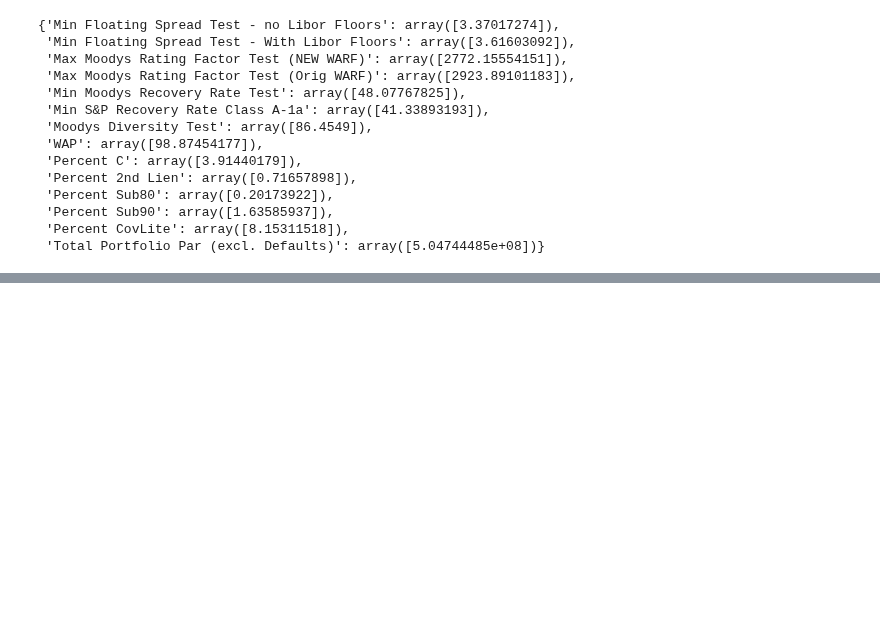
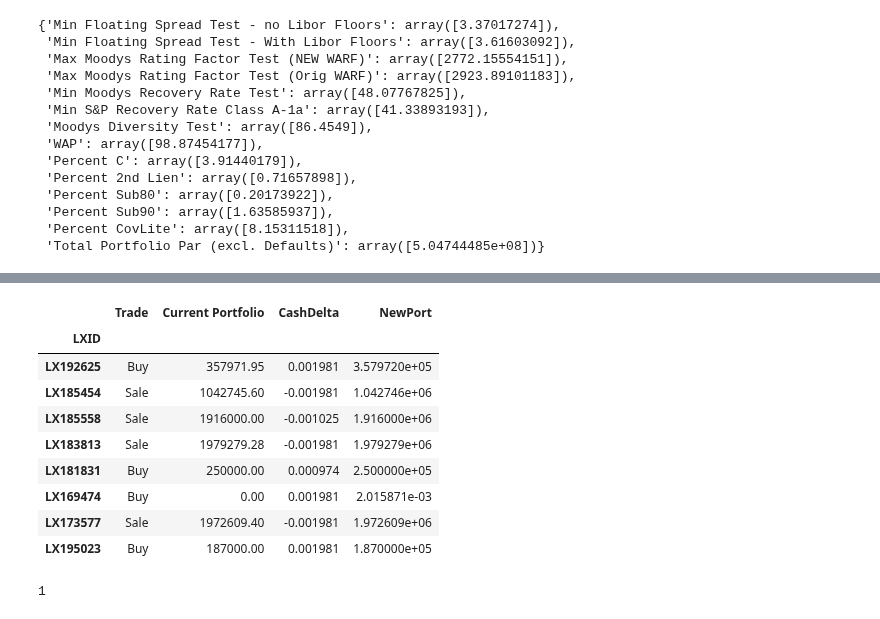
Before and after one commit to joshknechtel-gs/RM-IT, a Jupyter notebook: TradeMinProblem.ipynb, the cells around one changed output, grey strips where cells are left out. Saved outputs shown, nothing was run; the diff lists cells and outputs as text; code cells hidden in the pictures; blank space fills up the shorter version.

```diff
--- a/TradeMinProblem.ipynb
+++ b/TradeMinProblem.ipynb
@@ -372,0 +363,10 @@ TypeError: unsupported operand type(s) for +: 'int' and 'NoneType'
+# %%
+P
+
+for idx, val in zip(results.index, results.values):
+    print(idx, "=", val)
+    model_port.loc[idx,'NewPort'] = model_port.loc[idx,'Par_no_default'] + val*P * \
+            (1+(100-model_port.loc[idx,'Ask'])/100 if val > 0 else
+            1+(100-model_port.loc[idx,'Bid'])/100 )
+    model_port.loc[idx,'CashDelta'] = val*P
+    model_port.loc[idx,'Trade'] = 'Buy' if val > 0 else 'Sale' if val < 0 else np.nan
@@ -372,0 +410,13 @@ TypeError: unsupported operand type(s) for +: 'int' and 'NoneType'
+# %%
+model_port.loc[~model_port['Trade'].isna(),['Trade','Current Portfolio','CashDelta','NewPort']]
+# %% [output]
+|  | Trade | Current Portfolio | CashDelta | NewPort |
+| LXID |  |  |  |  |
+| LX192625 | Buy | 357971.95 | 0.001981 | 3.579720e+05 |
+| LX185454 | Sale | 1042745.60 | -0.001981 | 1.042746e+06 |
+| LX185558 | Sale | 1916000.00 | -0.001025 | 1.916000e+06 |
+| LX183813 | Sale | 1979279.28 | -0.001981 | 1.979279e+06 |
+| LX181831 | Buy | 250000.00 | 0.000974 | 2.500000e+05 |
+| LX169474 | Buy | 0.00 | 0.001981 | 2.015871e-03 |
+| LX173577 | Sale | 1972609.40 | -0.001981 | 1.972609e+06 |
+| LX195023 | Buy | 187000.00 | 0.001981 | 1.870000e+05 |
@@ -372,0 +427,5 @@ TypeError: unsupported operand type(s) for +: 'int' and 'NoneType'
+# %%
+#trading_model.solve(GLPK_CMD( timeLimit = 120))
+trading_model.solve(PULP_CBC_CMD( timeLimit = 120))
+# %% [output]
+1
```
Also changed, not shown: parts of 12 cells of this notebook.
